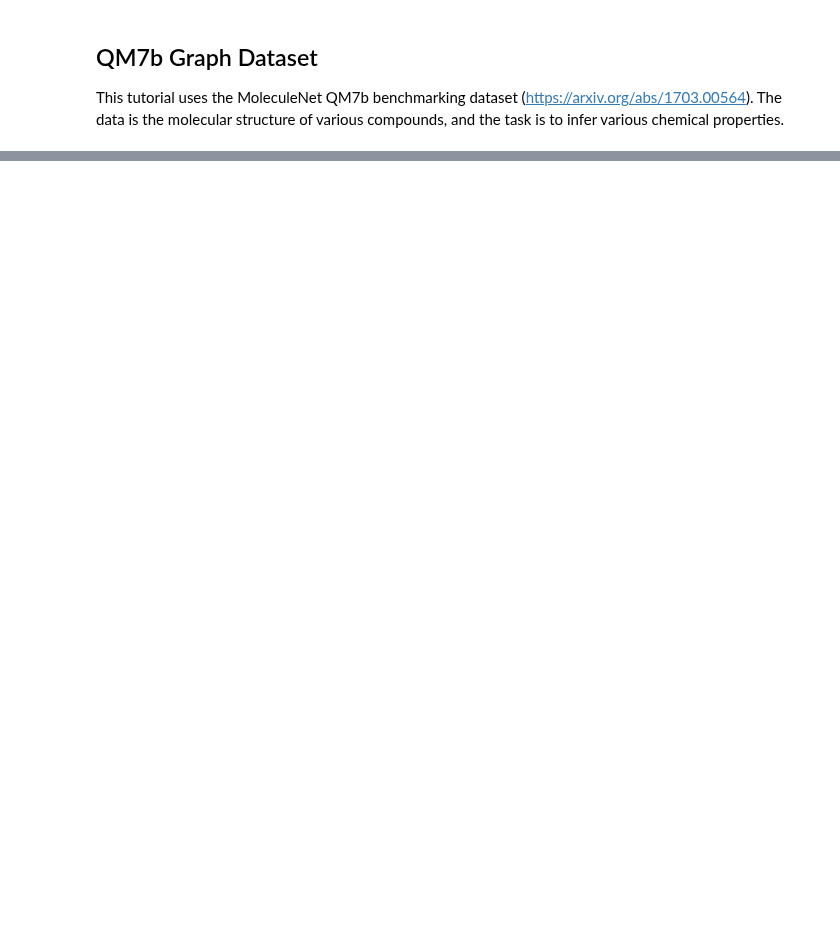
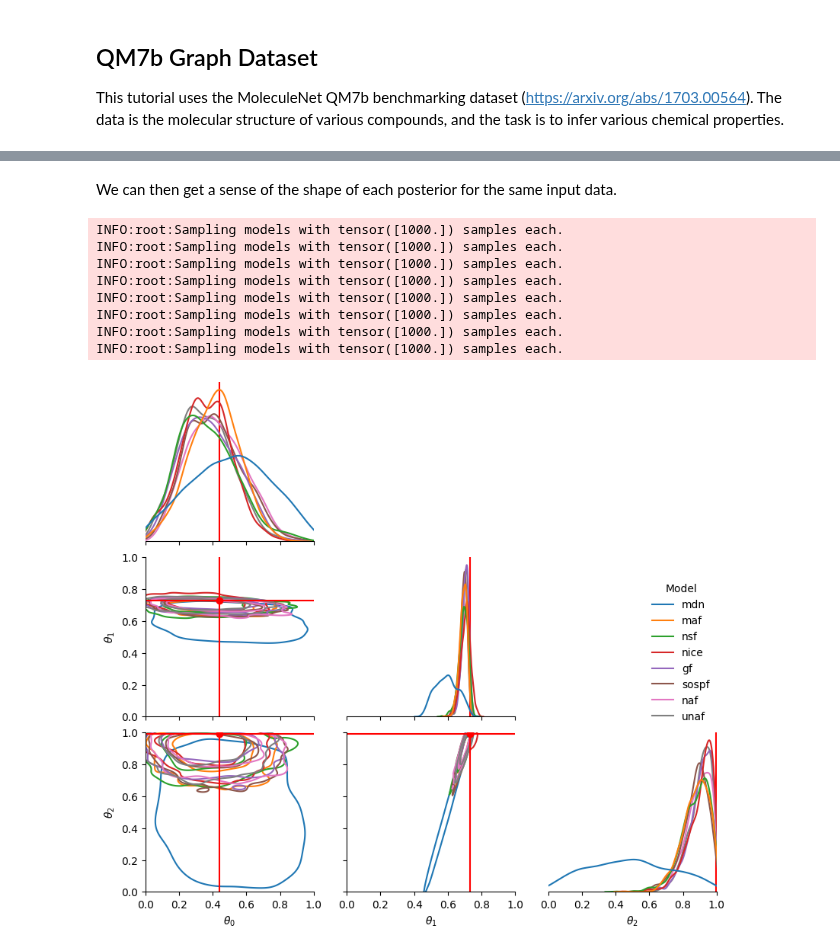
Before and after one commit to maho3/ltu-ili, a Jupyter notebook: notebooks/lampe.ipynb, the cells around one changed output, grey strips where cells are left out. Saved outputs shown, nothing was run; the diff lists cells and outputs as text; code cells hidden in the pictures; blank space fills up the shorter version.

```diff
--- a/notebooks/lampe.ipynb
+++ b/notebooks/lampe.ipynb
@@ -502,3 +282,7 @@ y = loader.get_all_parameters()
+# %%
+# Load data, custom for QM7b dataset
+x = loader.train_loader.dataset
+y = loader.train_loader.dataset.y
 # %%
 # Drawing samples from the ensemble posterior
 
@@ -520,0 +412,2 @@ fig = metric(
+# %% [markdown]
+We can then get a sense of the shape of each posterior for the same input data.
@@ -520,0 +416,27 @@ fig = metric(
+# %%
+# specify an observation
+xobs, tobs = xv[0], tv[0]
+
+metric = PlotSinglePosterior(
+    num_samples=1000, sample_method='direct',
+    labels=[f'$\\theta_{i}$' for i in range(3)]
+)
+fig = None
+for m, p in posteriors.items():
+    fig = metric(
+        posterior=p,
+        x_obs = xobs, theta_fid=tobs,
+        name=m,
+        lower=np.zeros(3), upper=np.ones(3),
+        grid = fig
+    )
+# %% [output]
+INFO:root:Sampling models with tensor([1000.]) samples each.
+INFO:root:Sampling models with tensor([1000.]) samples each.
+INFO:root:Sampling models with tensor([1000.]) samples each.
+INFO:root:Sampling models with tensor([1000.]) samples each.
+INFO:root:Sampling models with tensor([1000.]) samples each.
+INFO:root:Sampling models with tensor([1000.]) samples each.
+INFO:root:Sampling models with tensor([1000.]) samples each.
+INFO:root:Sampling models with tensor([1000.]) samples each.
+[figure, added]
```
Also changed, not shown: parts of 43 cells of this notebook, 3 other files.
